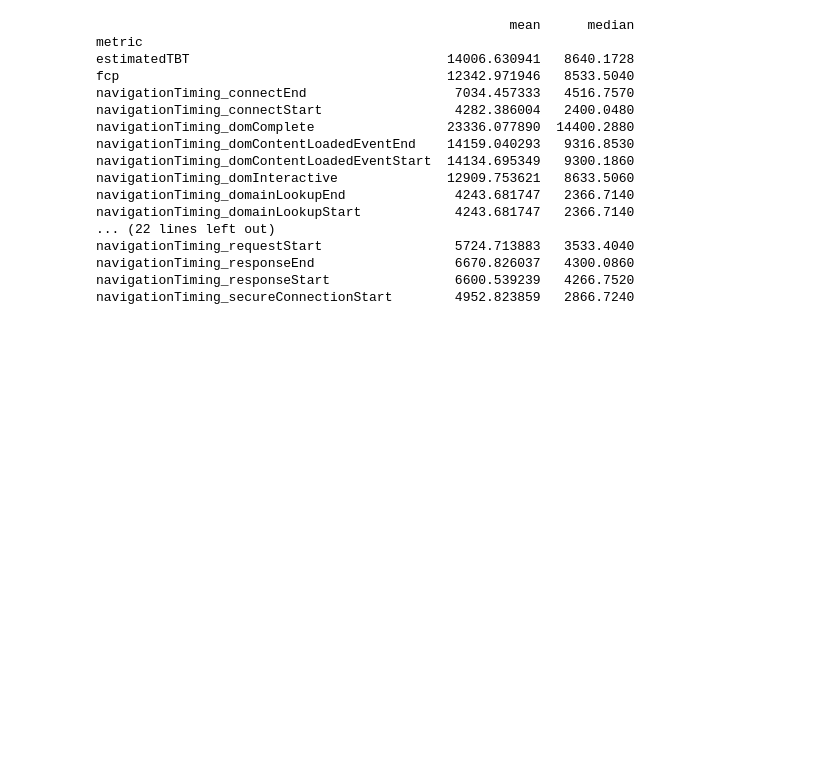
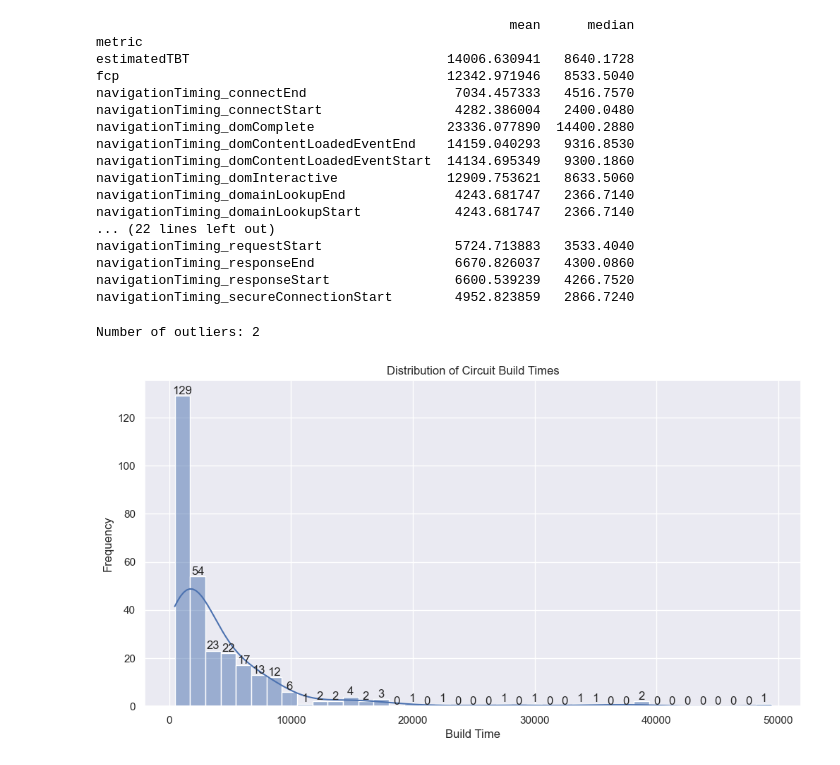
Before and after one commit to FlamingPhoenix40/RU-Master-Thesis-code, a Jupyter notebook: jupyter/analysis.ipynb, the cells around one changed output. Cells and saved outputs as stored; diff of their text form; code cells hidden in the pictures; blank space fills up the shorter version.

Commit message:
Log histogram function added

```diff
--- a/jupyter/analysis.ipynb
+++ b/jupyter/analysis.ipynb
@@ -67,0 +126,8 @@ navigationTiming_secureConnectionStart        4952.823859   2866.7240
+# %%
+build_times_filename = input("Enter filename of the build times file to use: ")
+build_times_file = f'../log_analysis/{build_times_filename}'
+output_file = f'../log_analysis/{build_times_filename}.png'
+circuit_build_times_histogram(build_times_file, output_file)
+# %% [output]
+Number of outliers: 2
+[figure, added]
```
Also changed, not shown: parts of 4 cells of this notebook, 4 other files.
